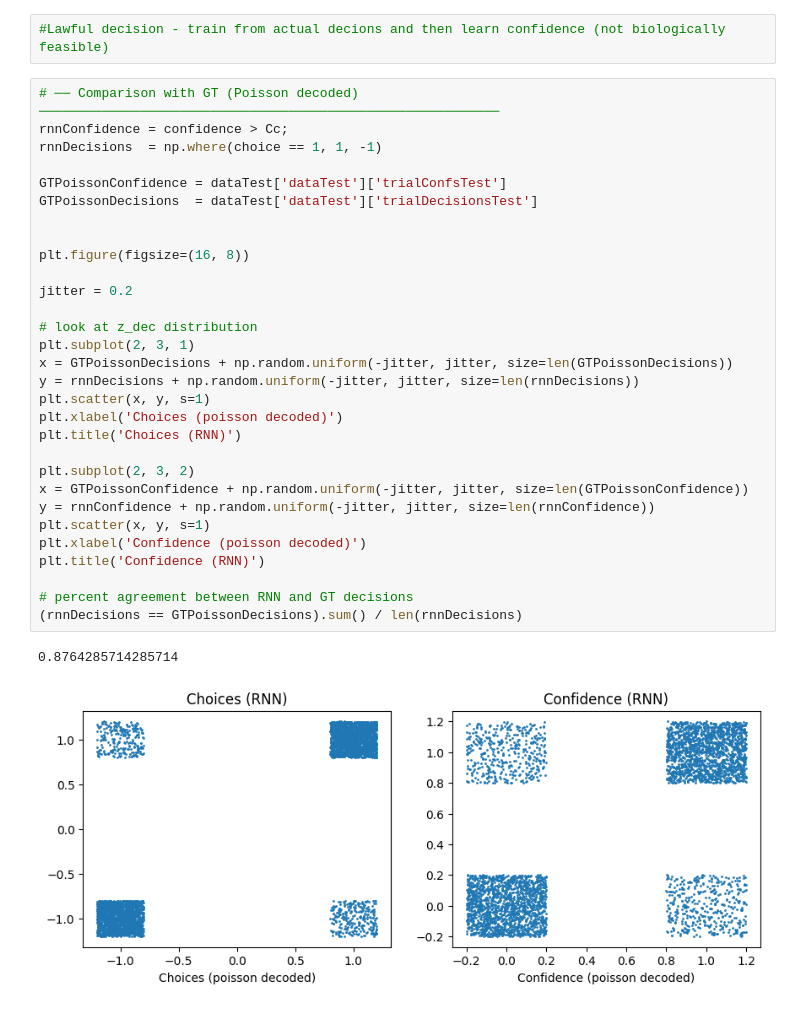
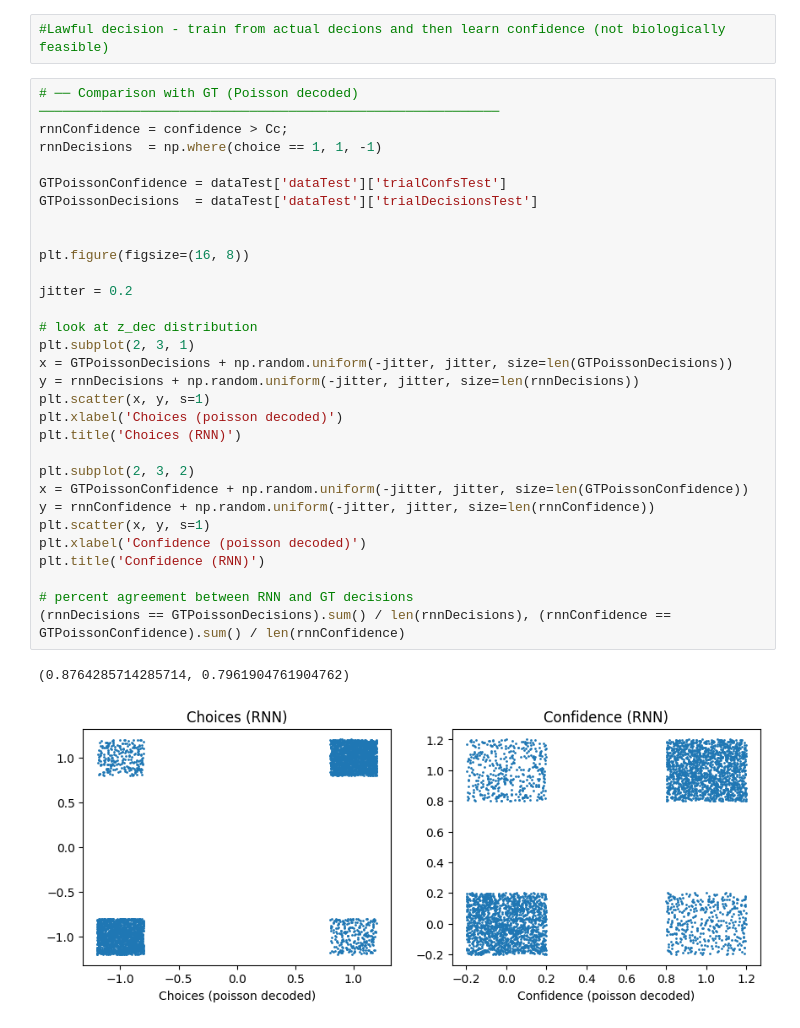
Before and after one commit to avinash1598/RNN_V1Damage, a Jupyter notebook: RNN/RNNFeedbackTrain.ipynb, the cells around one changed output. Saved outputs shown, nothing was run; the diff lists cells and outputs as text.

```diff
--- a/RNN/RNNFeedbackTrain.ipynb
+++ b/RNN/RNNFeedbackTrain.ipynb
@@ -409,33 +409,33 @@ Number of unique orientations: 21
 # %%
 # ── Comparison with GT (Poisson decoded) ───────────────────────────────────────────────────────────
 rnnConfidence = confidence > Cc;
 rnnDecisions  = np.where(choice == 1, 1, -1)
 
 GTPoissonConfidence = dataTest['dataTest']['trialConfsTest']
 GTPoissonDecisions  = dataTest['dataTest']['trialDecisionsTest']
 
 
 plt.figure(figsize=(16, 8))
 
 jitter = 0.2
 
 # look at z_dec distribution
 plt.subplot(2, 3, 1)
 x = GTPoissonDecisions + np.random.uniform(-jitter, jitter, size=len(GTPoissonDecisions))
 y = rnnDecisions + np.random.uniform(-jitter, jitter, size=len(rnnDecisions))
 plt.scatter(x, y, s=1)
 plt.xlabel('Choices (poisson decoded)')
 plt.title('Choices (RNN)')
 
 plt.subplot(2, 3, 2)
 x = GTPoissonConfidence + np.random.uniform(-jitter, jitter, size=len(GTPoissonConfidence))
 y = rnnConfidence + np.random.uniform(-jitter, jitter, size=len(rnnConfidence))
 plt.scatter(x, y, s=1)
 plt.xlabel('Confidence (poisson decoded)')
 plt.title('Confidence (RNN)')
 
 # percent agreement between RNN and GT decisions
-(rnnDecisions == GTPoissonDecisions).sum() / len(rnnDecisions)
+(rnnDecisions == GTPoissonDecisions).sum() / len(rnnDecisions), (rnnConfidence == GTPoissonConfidence).sum() / len(rnnConfidence)
 # %% [output]
-0.8764285714285714
+(0.8764285714285714, 0.7961904761904762)
-[figure, old version]
+[figure, new version]
```
Also changed, not shown: 1 other file.
